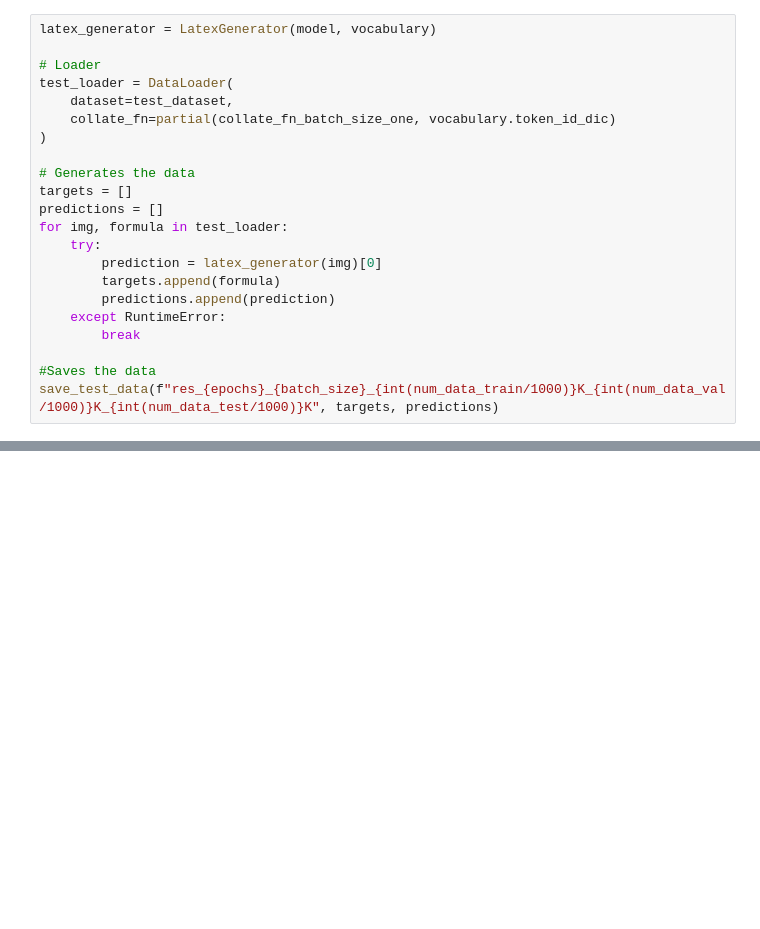
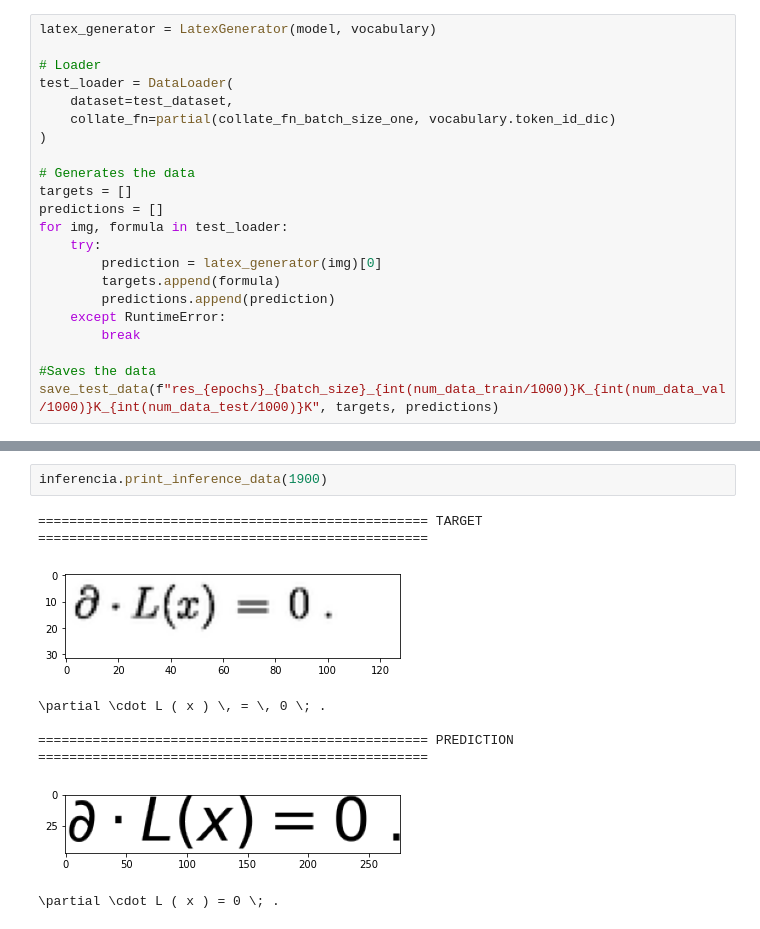
Before and after one commit to cpozos/LatexParser, a Jupyter notebook: src/Notebook_proyect.ipynb, the cells around one changed output, grey strips where cells are left out. Drawn from its saved outputs; the diff is of its cells as text; blank space fills up the shorter version.

```diff
--- a/src/Notebook_proyect.ipynb
+++ b/src/Notebook_proyect.ipynb
@@ -428,0 +385,10 @@ $$ p = \frac { \pi ^ { 1 } } { \pi ^ { 0 } } \quad , \bar { \rho } ^ { + } = \fr
+# %%
+inferencia.print_inference_data(1900)
+# %% [output]
+================================================== TARGET ==================================================
+[figure, added]
+\partial \cdot L ( x ) \, = \, 0 \; .
+
+================================================== PREDICTION ==================================================
+[figure, added]
+\partial \cdot L ( x ) = 0 \; .
```
Also changed, not shown: parts of 24 cells of this notebook, 3 other files.
